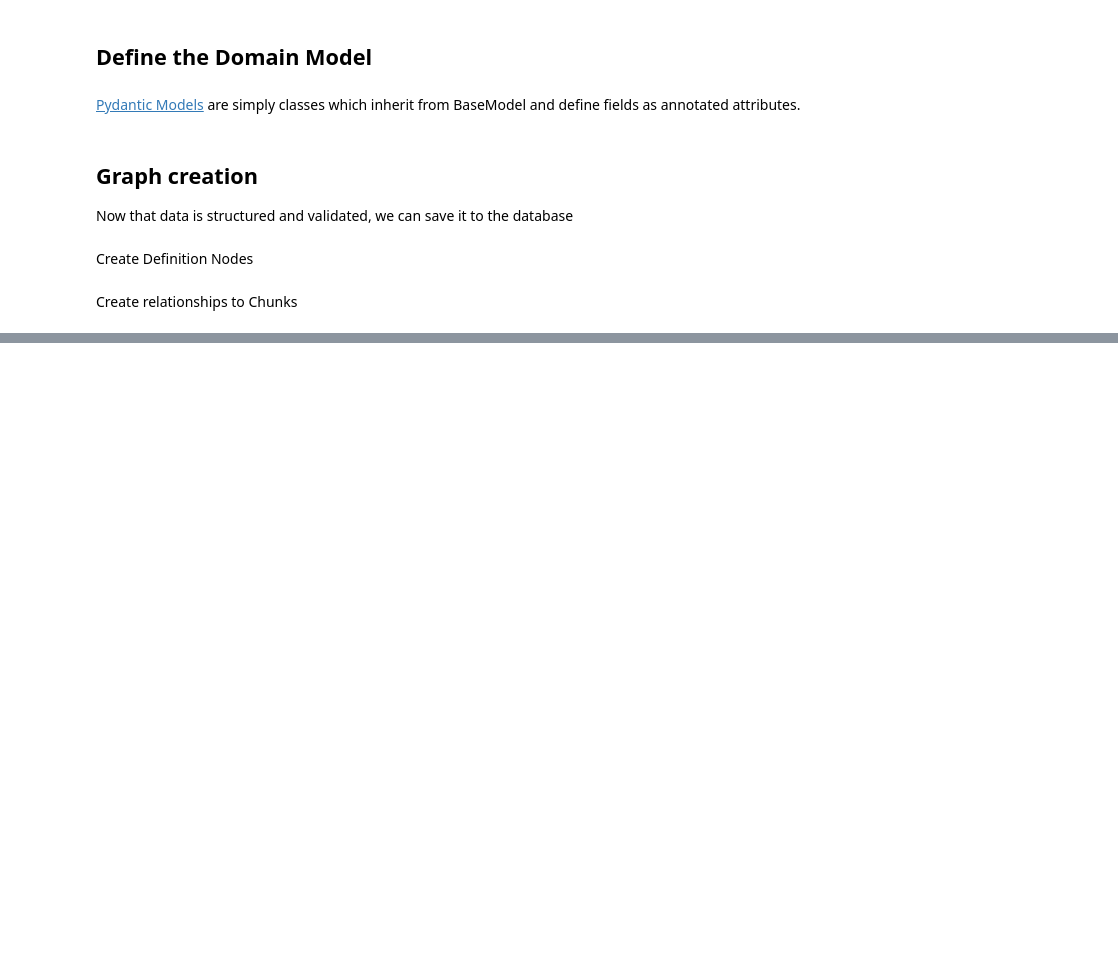
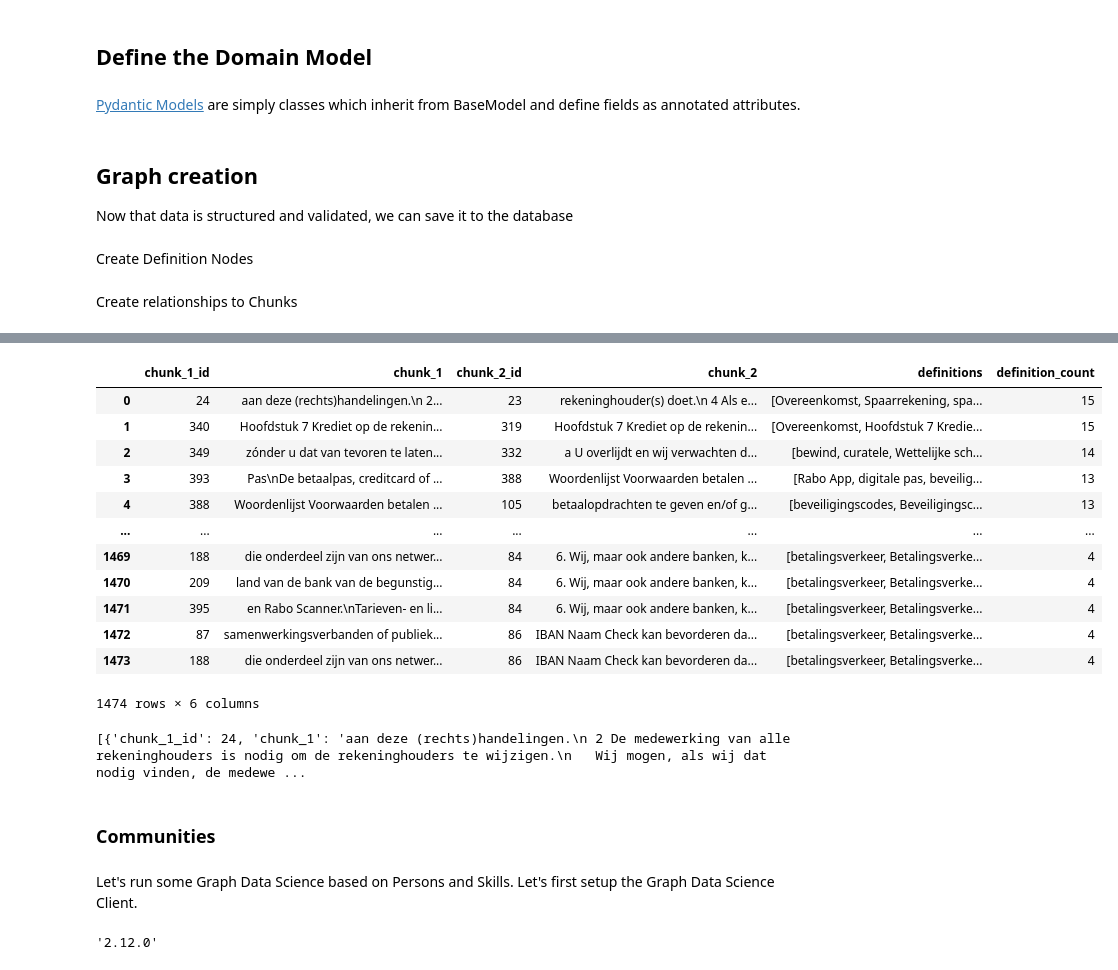
Before and after one commit to erikbijl/rabobank-workshop-genai, a Jupyter notebook: 2 - Extract Definitions.ipynb, the cells around one changed output, grey strips where cells are left out. Saved outputs shown, nothing was run; the diff lists cells and outputs as text; code cells hidden in the pictures; blank space fills up the shorter version.

```diff
--- a/2 - Extract Definitions.ipynb
+++ b/2 - Extract Definitions.ipynb
@@ -169,0 +311,18 @@ records, summary, keys = driver.execute_query(
+# %%
+# Similar Chunks
+threshold = 50
+
+similar_chunks_df = driver.execute_query(
+    """
+    MATCH (chunk_1:Chunk)-[:MENTIONS]->(def:Definition)<-[:MENTIONS]-(chunk_2:Chunk)
+    WHERE chunk_1 > chunk_2 AND def.degree <= $threshold
+    WITH DISTINCT chunk_1, chunk_2, COLLECT(DISTINCT def.term) AS definitions, COUNT(DISTINCT def) AS definition_count
+    WHERE definition_count > 3
+    RETURN chunk_1.id AS chunk_1_id ,chunk_1.chunk AS chunk_1, chunk_2.id AS chunk_2_id, chunk_2.chunk AS chunk_2, definitions, definition_count ORDER BY definition_count DESC
+
+    """,
+    database_=DATABASE,
+    routing_=RoutingControl.READ,
+    result_transformer_= lambda r: r.to_df(),
+    threshold=threshold
+)
@@ -169,0 +333,16 @@ records, summary, keys = driver.execute_query(
+# %%
+similar_chunks_df
+# %% [output]
+|  | chunk_1_id | chunk_1 | chunk_2_id | chunk_2 | definitions | definition_count |
+| 0 | 24 | aan deze (rechts)handelingen.\n 2... | 23 | rekeninghouder(s) doet.\n 4 Als e... | [Overeenkomst, Spaarrekening, spa... | 15 |
+| 1 | 340 | Hoofdstuk 7 Krediet op de rekenin... | 319 | Hoofdstuk 7 Krediet op de rekenin... | [Overeenkomst, Hoofdstuk 7 Kredie... | 15 |
+| 2 | 349 | zónder u dat van tevoren te laten... | 332 | a U overlijdt en wij verwachten d... | [bewind, curatele, Wettelijke sch... | 14 |
+| 3 | 393 | Pas\nDe betaalpas, creditcard of ... | 388 | Woordenlijst Voorwaarden betalen ... | [Rabo App, digitale pas, beveilig... | 13 |
+| 4 | 388 | Woordenlijst Voorwaarden betalen ... | 105 | betaalopdrachten te geven en/of g... | [beveiligingscodes, Beveiligingsc... | 13 |
+| ... | ... | ... | ... | ... | ... | ... |
+| 1469 | 188 | die onderdeel zijn van ons netwer... | 84 | 6. Wij, maar ook andere banken, k... | [betalingsverkeer, Betalingsverke... | 4 |
+| 1470 | 209 | land van de bank van de begunstig... | 84 | 6. Wij, maar ook andere banken, k... | [betalingsverkeer, Betalingsverke... | 4 |
+| 1471 | 395 | en Rabo Scanner.\nTarieven- en li... | 84 | 6. Wij, maar ook andere banken, k... | [betalingsverkeer, Betalingsverke... | 4 |
+| 1472 | 87 | samenwerkingsverbanden of publiek... | 86 | IBAN Naam Check kan bevorderen da... | [betalingsverkeer, Betalingsverke... | 4 |
+| 1473 | 188 | die onderdeel zijn van ons netwer... | 86 | IBAN Naam Check kan bevorderen da... | [betalingsverkeer, Betalingsverke... | 4 |
+1474 rows × 6 columns
@@ -169,0 +356,29 @@ records, summary, keys = driver.execute_query(
+# %%
+for chunk in split_dataframe(similar_chunks_df):
+    print(chunk.to_dict('records'))
+    records, summary, keys = driver.execute_query(
+        """
+        UNWIND $rows AS row
+        MERGE (p1:Chunk {id:row.chunk_1_id})
+        MERGE (p2:Chunk {id:row.chunk_2_id})
+        MERGE (p1)-[s:OVERLAPPING_DEFINITIONS]->(p2)
+        SET s.overlap = row.definition_count
+        RETURN COUNT(*) AS rows_processed
+        """,
+        database_=DATABASE,
+        routing_=RoutingControl.WRITE,
+        rows = chunk.to_dict('records')
+    )
+# %% [output]
+[{'chunk_1_id': 24, 'chunk_1': 'aan deze (rechts)handelingen.\n 2 De medewerking van alle rekeninghouders is nodig om de rekeninghouders te wijzigen.\n   Wij mogen, als wij dat nodig vinden, de medewe ...
+# %% [markdown]
+### Communities
+# %% [markdown]
+
+Let's run some Graph Data Science based on Persons and Skills. Let's first setup the Graph Data Science Client.
+# %%
+gds = GraphDataScience.from_neo4j_driver(driver=driver)
+gds.set_database(DATABASE)
+gds.version()
+# %% [output]
+'2.12.0'
```
Also changed, not shown: parts of 32 cells of this notebook, 2 other files.
